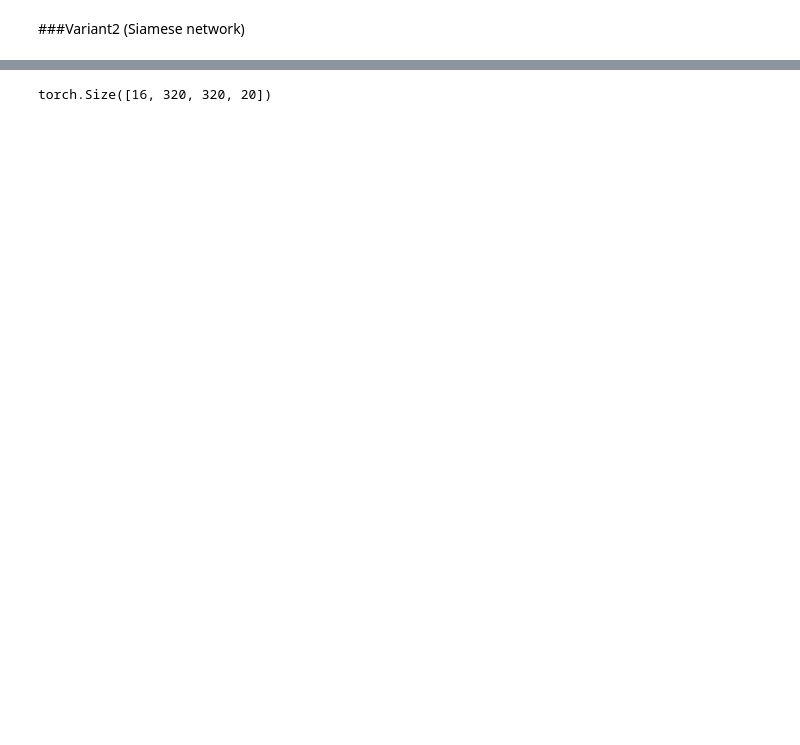
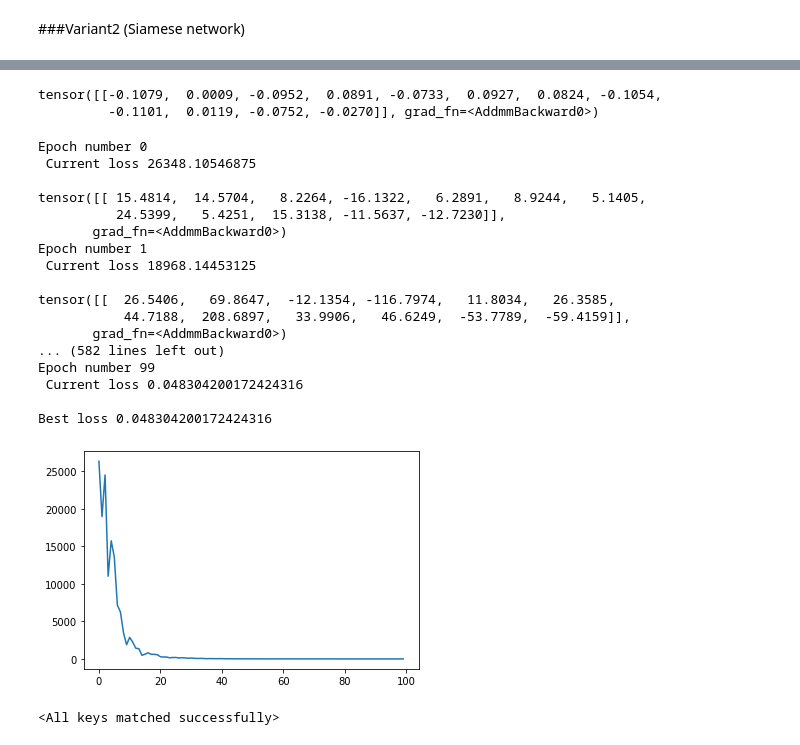
Before and after one commit to vhoma/ydata-viz-ai, a Jupyter notebook: NN_sharing_weights.ipynb, the cells around one changed output, grey strips where cells are left out. Drawn from its saved outputs; the diff is of its cells as text; code cells hidden in the pictures; blank space fills up the shorter version.

```diff
--- a/NN_sharing_weights.ipynb
+++ b/NN_sharing_weights.ipynb
@@ -433,5 +383,75 @@ torch.Size([16, 320, 320, 1])
-# %%
-batch = next(iter(dataloader))
-batch.shape
-# %% [output]
-torch.Size([16, 320, 320, 20])
+# %%
+model2 = Siam_AirNet()
+model2.train()
+criterion = nn.MSELoss(reduction='sum')
+optimizer = optim.Adam(model2.parameters(), lr = 0.005 )
+scheduler = lr_scheduler.StepLR(optimizer, step_size=15, gamma=0.8)
+num_epochs = 100
+# %%
+best_loss = np.inf
+loss_history = []
+best_model_wts2 = copy.deepcopy(model2.state_dict())
+#iteration_number= 0
+
+# Iterate throught the epochs
+for epoch in range(num_epochs):
+
+    # Iterate over batches
+#    for i, (img0, img1, label) in enumerate(train_dataloader, 0):
+
+        # Send the images and labels to CUDA
+ #       img0, img1, label = img0.cuda(), img1.cuda(), label.cuda()
+
+
+        # Zero the gradients
+        optimizer.zero_grad()
+
+        # Pass in the two images into the network and obtain two outputs
+        res = model2(x, y)
+        print(res)
+
+        # Pass the outputs of the networks and label into the loss function
+        loss = criterion(res, matrix.flatten())
+        # Calculate the backpropagation
+        loss.backward()
+
+        # Optimize
+        optimizer.step()
+        scheduler.step()
+        # Every 10 batches print out the loss
+#        if i % 10 == 0 :
+        print(f"Epoch number {epoch}\n Current loss {loss.item()}\n")
+        #iteration_number += 10
+
+        if best_loss > loss:
+          best_loss = loss
+          best_model_wts2 = copy.deepcopy(model2.state_dict())
+
+        loss_history.append(loss.item())
+print(f'Best loss {best_loss}')
+
+plt.plot(range(num_epochs),loss_history)
+plt.show()
+model2.load_state_dict(best_model_wts2)
+# %% [output]
+tensor([[-0.1079,  0.0009, -0.0952,  0.0891, -0.0733,  0.0927,  0.0824, -0.1054,
+         -0.1101,  0.0119, -0.0752, -0.0270]], grad_fn=<AddmmBackward0>)
+Epoch number 0
+ Current loss 26348.10546875
+
+tensor([[ 15.4814,  14.5704,   8.2264, -16.1322,   6.2891,   8.9244,   5.1405,
+          24.5399,   5.4251,  15.3138, -11.5637, -12.7230]],
+       grad_fn=<AddmmBackward0>)
+Epoch number 1
+ Current loss 18968.14453125
+
+tensor([[  26.5406,   69.8647,  -12.1354, -116.7974,   11.8034,   26.3585,
+           44.7188,  208.6897,   33.9906,   46.6249,  -53.7789,  -59.4159]],
+       grad_fn=<AddmmBackward0>)
+... (582 lines left out)
+Epoch number 99
+ Current loss 0.048304200172424316
+
+Best loss 0.048304200172424316
+[figure, added]
+<All keys matched successfully>
```
Also changed, not shown: parts of 24 cells of this notebook.
